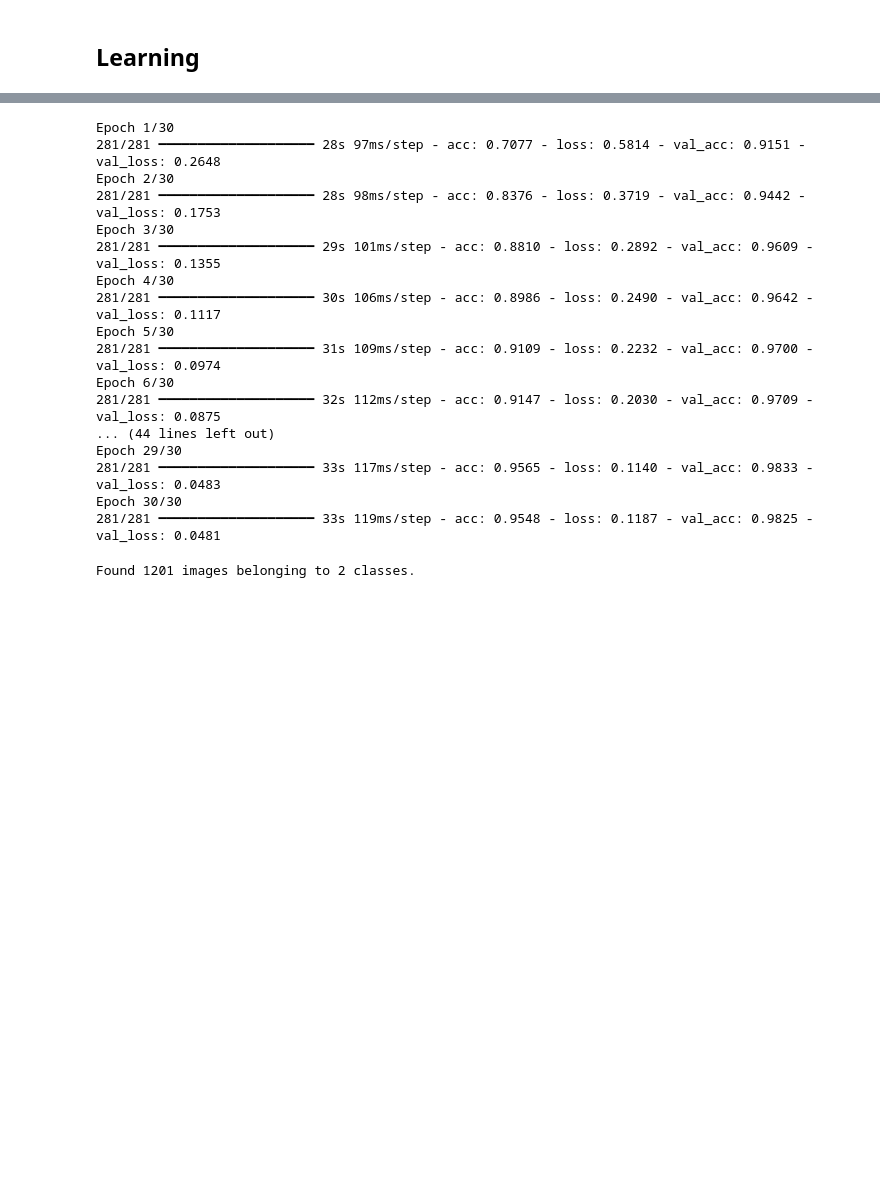
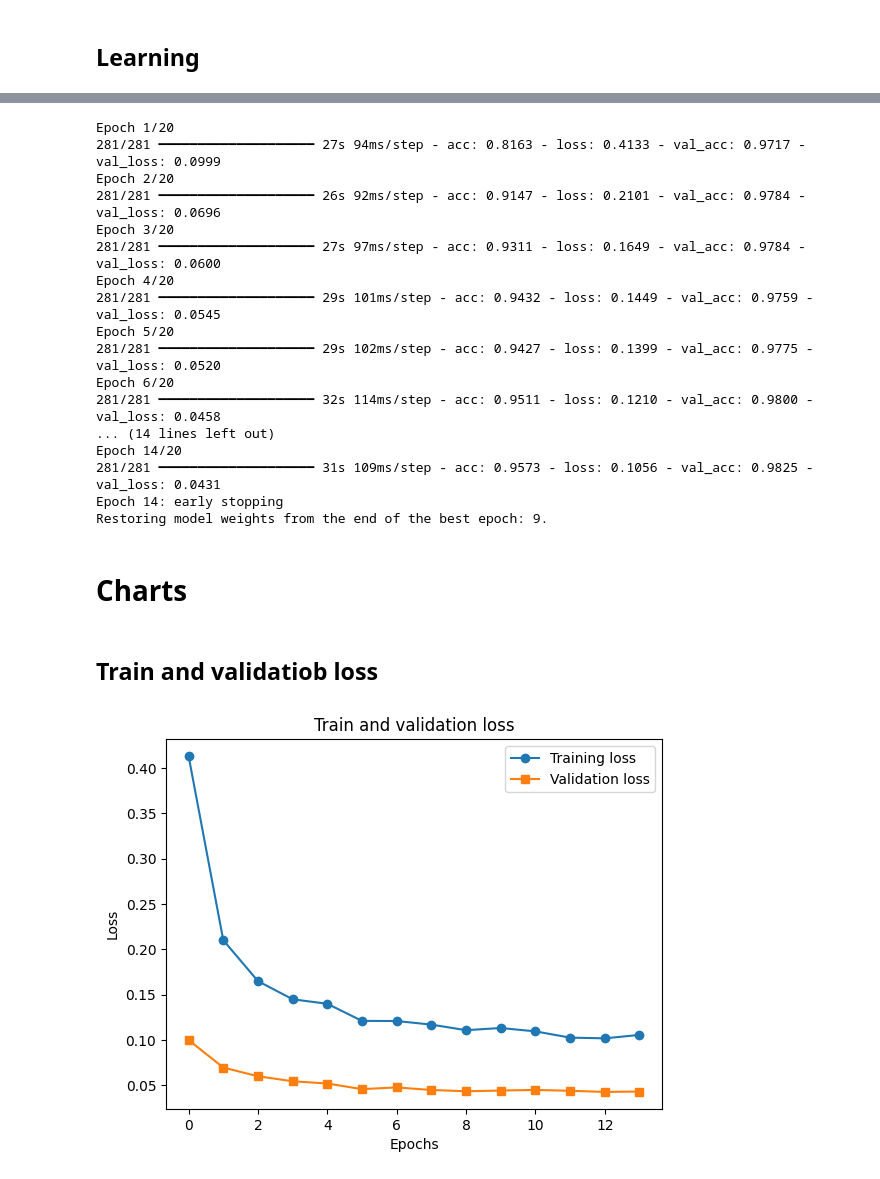
Before and after one commit to himynameisartem/cat_dog_image_classifier, a Jupyter notebook: cat_dog_image_classifire.ipynb, the cells around one changed output, grey strips where cells are left out. Drawn from its saved outputs; the diff is of its cells as text; code cells hidden in the pictures; blank space fills up the shorter version.

Commit message:
add charts

```diff
--- a/cat_dog_image_classifire.ipynb
+++ b/cat_dog_image_classifire.ipynb
@@ -182,42 +196,39 @@ model.compile(loss='categorical_crossentropy',
 # %%
-# EarlyStopping для автоматической остановки при отсутствии улучшений
-early_stopping = EarlyStopping(
-    monitor='val_acc',  # отслеживаем валидационную точность
-    patience=5,  # ждем 5 эпох без улучшения
-    restore_best_weights=True,  # восстанавливаем веса лучшей модели
-    verbose=1
-)
-
 history = model.fit(
     train_generator,
-    epochs=20,  # уменьшено с 30 до 20 (модель достигает 95%+ уже на 3-й эпохе)
+    epochs=20,
     validation_data=validation_generator,
-    callbacks=[early_stopping]  # добавляем callback для ранней остановки
+    callbacks=[early_stopping]
 )
 # %% [output]
-Epoch 1/30
-281/281 ━━━━━━━━━━━━━━━━━━━━ 28s 97ms/step - acc: 0.7077 - loss: 0.5814 - val_acc: 0.9151 - val_loss: 0.2648
-Epoch 2/30
-281/281 ━━━━━━━━━━━━━━━━━━━━ 28s 98ms/step - acc: 0.8376 - loss: 0.3719 - val_acc: 0.9442 - val_loss: 0.1753
-Epoch 3/30
-281/281 ━━━━━━━━━━━━━━━━━━━━ 29s 101ms/step - acc: 0.8810 - loss: 0.2892 - val_acc: 0.9609 - val_loss: 0.1355
-Epoch 4/30
-281/281 ━━━━━━━━━━━━━━━━━━━━ 30s 106ms/step - acc: 0.8986 - loss: 0.2490 - val_acc: 0.9642 - val_loss: 0.1117
-Epoch 5/30
-281/281 ━━━━━━━━━━━━━━━━━━━━ 31s 109ms/step - acc: 0.9109 - loss: 0.2232 - val_acc: 0.9700 - val_loss: 0.0974
-Epoch 6/30
-281/281 ━━━━━━━━━━━━━━━━━━━━ 32s 112ms/step - acc: 0.9147 - loss: 0.2030 - val_acc: 0.9709 - val_loss: 0.0875
-... (44 lines left out)
-Epoch 29/30
-281/281 ━━━━━━━━━━━━━━━━━━━━ 33s 117ms/step - acc: 0.9565 - loss: 0.1140 - val_acc: 0.9833 - val_loss: 0.0483
-Epoch 30/30
-281/281 ━━━━━━━━━━━━━━━━━━━━ 33s 119ms/step - acc: 0.9548 - loss: 0.1187 - val_acc: 0.9825 - val_loss: 0.0481
+Epoch 1/20
+281/281 ━━━━━━━━━━━━━━━━━━━━ 27s 94ms/step - acc: 0.8163 - loss: 0.4133 - val_acc: 0.9717 - val_loss: 0.0999
+Epoch 2/20
+281/281 ━━━━━━━━━━━━━━━━━━━━ 26s 92ms/step - acc: 0.9147 - loss: 0.2101 - val_acc: 0.9784 - val_loss: 0.0696
+Epoch 3/20
+281/281 ━━━━━━━━━━━━━━━━━━━━ 27s 97ms/step - acc: 0.9311 - loss: 0.1649 - val_acc: 0.9784 - val_loss: 0.0600
+Epoch 4/20
+281/281 ━━━━━━━━━━━━━━━━━━━━ 29s 101ms/step - acc: 0.9432 - loss: 0.1449 - val_acc: 0.9759 - val_loss: 0.0545
+Epoch 5/20
+281/281 ━━━━━━━━━━━━━━━━━━━━ 29s 102ms/step - acc: 0.9427 - loss: 0.1399 - val_acc: 0.9775 - val_loss: 0.0520
+Epoch 6/20
+281/281 ━━━━━━━━━━━━━━━━━━━━ 32s 114ms/step - acc: 0.9511 - loss: 0.1210 - val_acc: 0.9800 - val_loss: 0.0458
+... (14 lines left out)
+Epoch 14/20
+281/281 ━━━━━━━━━━━━━━━━━━━━ 31s 109ms/step - acc: 0.9573 - loss: 0.1056 - val_acc: 0.9825 - val_loss: 0.0431
+Epoch 14: early stopping
+Restoring model weights from the end of the best epoch: 9.
-# %%
-test_generator = test_datagen.flow_from_directory(
-    test_dir,
-    target_size=(160, 160),
-    batch_size=20,
-    class_mode='categorical'
-)
-# %% [output]
-Found 1201 images belonging to 2 classes.
+# %% [markdown]
+# Charts
+# %% [markdown]
+## Train and validatiob loss
+# %%
+plt.plot(history.history['loss'], label='Training loss', marker='o')
+plt.plot(history.history['val_loss'], label='Validation loss', marker='s')
+plt.title('Train and validation loss')
+plt.xlabel('Epochs')
+plt.ylabel('Loss')
+plt.legend()
+plt.show()
+# %% [output]
+[figure, added]
```
Also changed, not shown: parts of 12 cells of this notebook.
